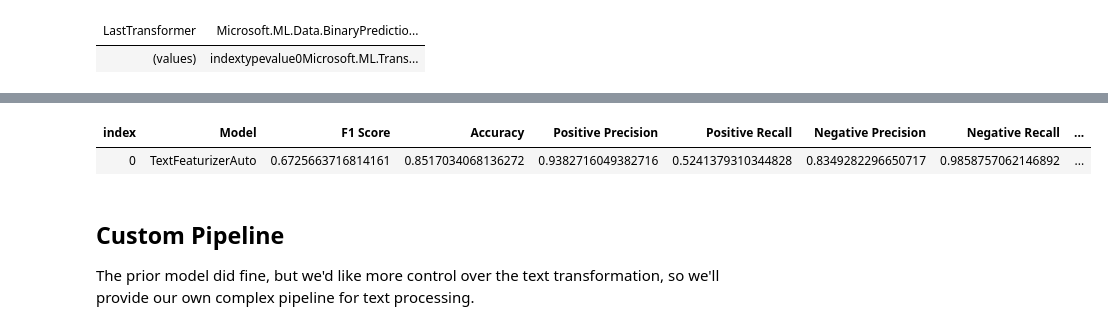
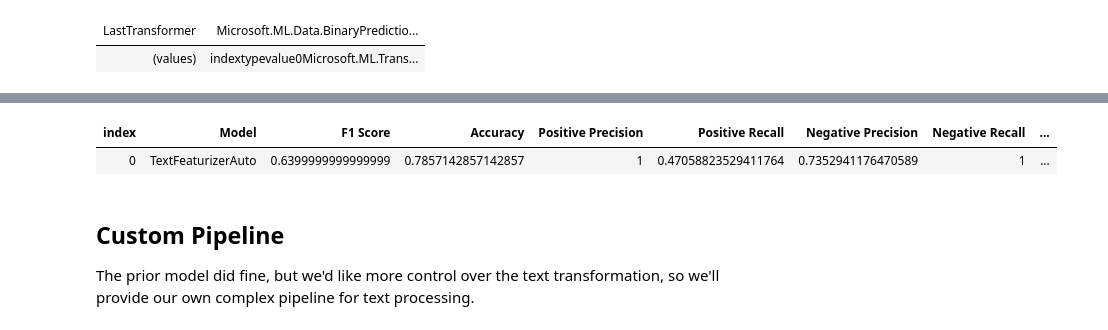
Before and after one commit to IntegerMan/GitStractorCommitClassification, a Jupyter notebook: TextClassification.ipynb, the cells around one changed output, grey strips where cells are left out. Drawn from its saved outputs; the diff is of its cells as text; code cells hidden in the pictures.

```diff
--- a/TextClassification.ipynb
+++ b/TextClassification.ipynb
@@ -161,12 +184,12 @@ var textTransformer = enumTransformer.ToList()[2];
 # %%
 // Save the model
 context.Model.Save(model, ((IDataView)df).Schema, $"models/TextFeaturizerAuto.zip");
 
 // Record the model
-modelTracker.Register("TextFeaturizerAuto", metrics).ToDataFrame()
+modelTracker.Register("TextFeaturizerAuto", evalResults).ToDataFrame()
 # %% [output]
 | index | Model | F1 Score | Accuracy | Positive Precision | Positive Recall | Negative Precision | Negative Recall | ... |
-| 0 | TextFeaturizerAuto | 0.6725663716814161 | 0.8517034068136272 | 0.9382716049382716 | 0.5241379310344828 | 0.8349282296650717 | 0.9858757062146892 | ... |
+| 0 | TextFeaturizerAuto | 0.6399999999999999 | 0.7857142857142857 | 1 | 0.47058823529411764 | 0.7352941176470589 | 1 | ... |
 # %% [markdown]
 ## Custom Pipeline
 
```
Also changed, not shown: parts of 15 cells of this notebook, 3 other files.
